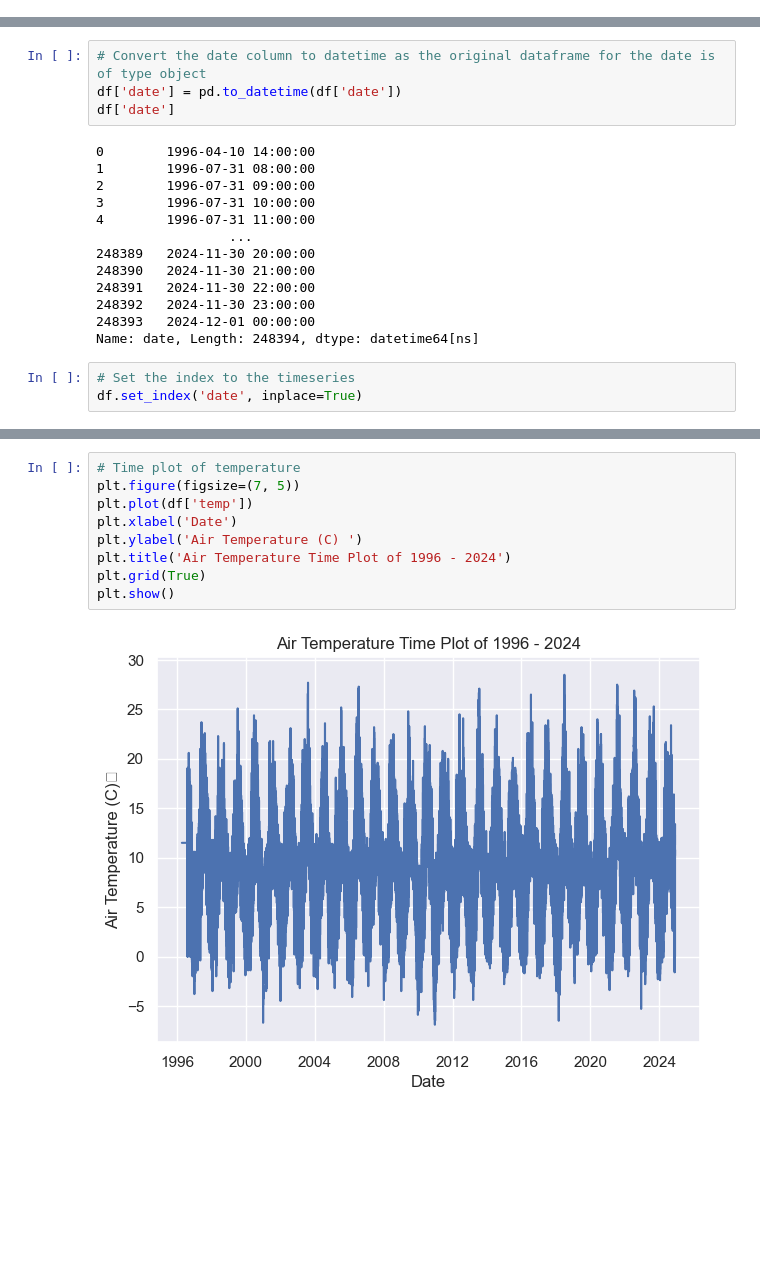
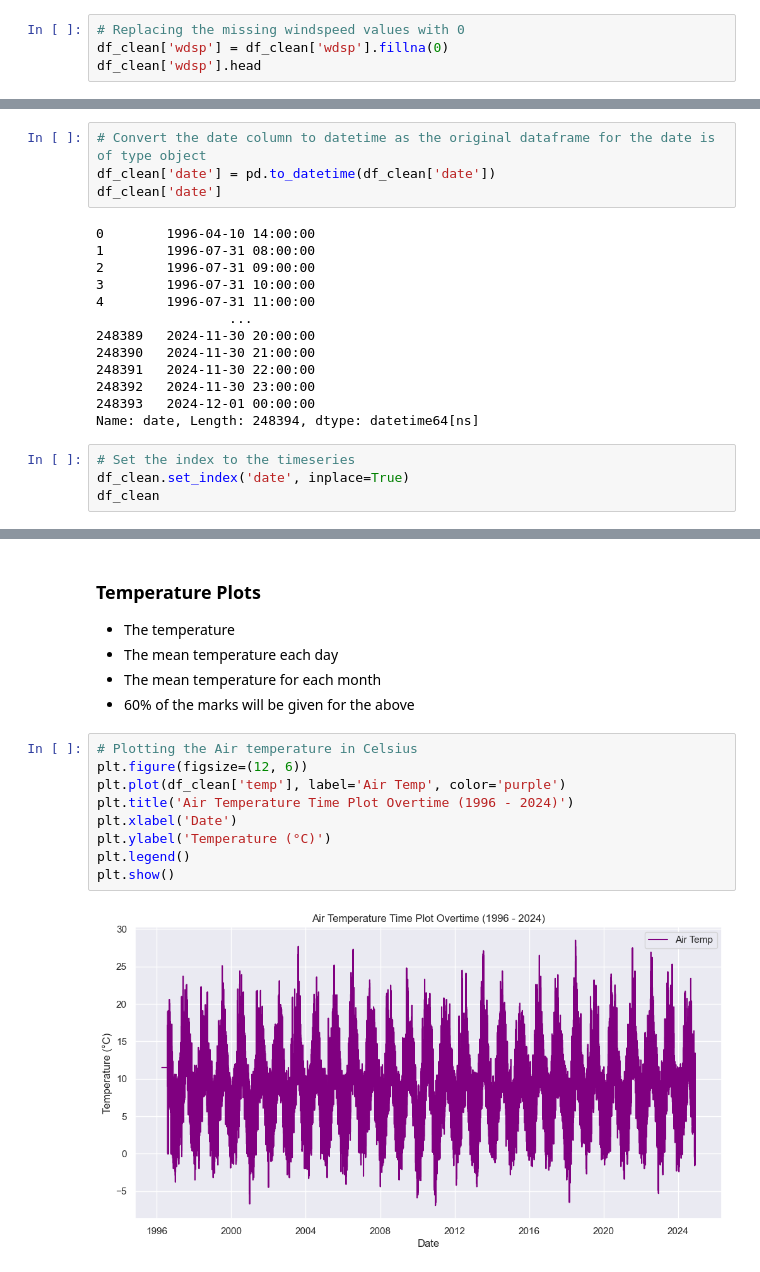
Before and after one commit to Gtalen/PFDA, a Jupyter notebook: pfda_assignment/assignment_6_weather.ipynb, the cells around one changed output, grey strips where cells are left out. Saved outputs shown, nothing was run; the diff lists cells and outputs as text; blank space fills up the shorter version.

```diff
--- a/pfda_assignment/assignment_6_weather.ipynb
+++ b/pfda_assignment/assignment_6_weather.ipynb
@@ -176,0 +196,4 @@ dtype: int64
+# %%
+# Replacing the missing windspeed values with 0
+df_clean['wdsp'] = df_clean['wdsp'].fillna(0)
+df_clean['wdsp'].head
@@ -177,7 +244,7 @@ dtype: int64
 # %%
 # Convert the date column to datetime as the original dataframe for the date is of type object
-df['date'] = pd.to_datetime(df['date'])
-df['date']
+df_clean['date'] = pd.to_datetime(df_clean['date'])
+df_clean['date']
 # %% [output]
 0        1996-04-10 14:00:00
 1        1996-07-31 08:00:00
@@ -193,4 +260,5 @@ df['date']
 Name: date, Length: 248394, dtype: datetime64[ns]
 # %%
 # Set the index to the timeseries
-df.set_index('date', inplace=True)
+df_clean.set_index('date', inplace=True)
+df_clean
@@ -197,11 +280,17 @@ df.set_index('date', inplace=True)
+# %% [markdown]
+### Temperature Plots
+- The temperature
+- The mean temperature each day
+- The mean temperature for each month
+- 60% of the marks will be given for the above
 # %%
-# Time plot of temperature
-plt.figure(figsize=(7, 5))
-plt.plot(df['temp'])
+# Plotting the Air temperature in Celsius
+plt.figure(figsize=(12, 6))
+plt.plot(df_clean['temp'], label='Air Temp', color='purple')
+plt.title('Air Temperature Time Plot Overtime (1996 - 2024)')
 plt.xlabel('Date')
-plt.ylabel('Air Temperature (C)	')
-plt.title('Air Temperature Time Plot of 1996 - 2024')
-plt.grid(True)
+plt.ylabel('Temperature (°C)')
+plt.legend()
 plt.show()
 # %% [output]
-[figure, old version]
+[figure, new version]
```
Also changed, not shown: parts of 21 cells of this notebook, 1 other file.
